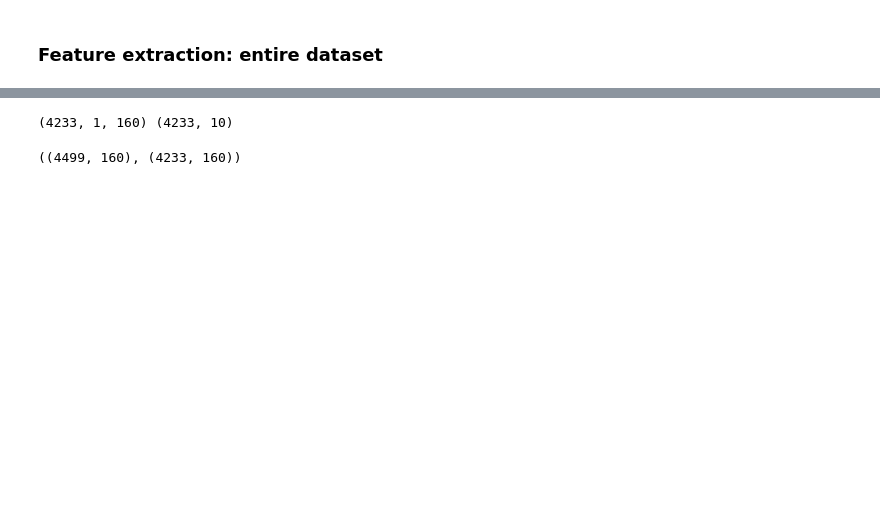
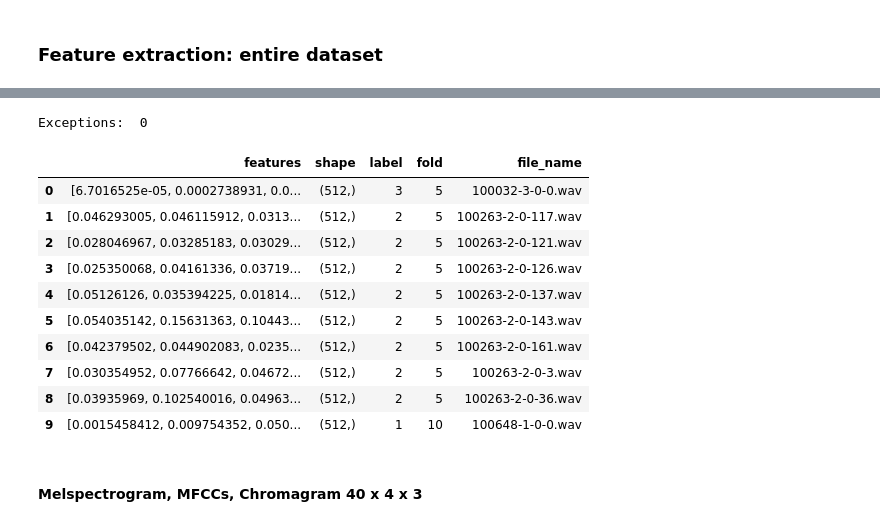
Before and after one commit to angelinakhatiwada/Urban-Sound-Classification, a Jupyter notebook: Urban_Sound_Classification_Feature_Extraction.ipynb, the cells around one changed output, grey strips where cells are left out. Drawn from its saved outputs; the diff is of its cells as text; code cells hidden in the pictures; blank space fills up the shorter version.

```diff
--- a/Urban_Sound_Classification_Feature_Extraction.ipynb
+++ b/Urban_Sound_Classification_Feature_Extraction.ipynb
@@ -373,7 +298,0 @@ def features_extraction(fold):
-# %%
-train_features, train_labels = [], []
-for i in [1,2,3,4,6]:
-  fold_f, fold_l = features_extraction(i)
-  print(fold_l)
-  train_features.append(fold_f)
-  train_labels.append(fold_l)
@@ -400,7 +298,0 @@ print(X_train.shape, y_train.shape)
-# %%
-test_features, test_labels = [], []
-for i in [5,7,8,9,10]:
-  fold_f, fold_l = features_extraction(i)
-  print(fold_l)
-  test_features.append(fold_f)
-  test_labels.append(fold_l)
@@ -418,16 +298,0 @@ for i in [5,7,8,9,10]:
-# %%
-X_test = [i for sublist in test_features for i in sublist]
-y_test = [i for sublist in test_labels for i in sublist]
-X_test = np.stack(X_test, axis=0 )
-y_test = np.stack(y_test, axis=0 )
-y_test = to_categorical(y_test)
-print(X_test.shape, y_test.shape)
-# %% [output]
-(4233, 1, 160) (4233, 10)
-# %%
-#reshaping into 2d to save in csv format
-X_train_2d=np.reshape(X_train,(X_train.shape[0],X_train.shape[1]*X_train.shape[2]))
-X_test_2d=np.reshape(X_test,(X_test.shape[0],X_test.shape[1]*X_test.shape[2]))
-X_train_2d.shape,X_test_2d.shape
-# %% [output]
-((4499, 160), (4233, 160))
@@ -439,0 +299,45 @@ np.savetxt("test_labels_3f.csv",y_test,delimiter=",")
+# %%
+import time
+from tqdm import tqdm
+path="fold"
+exception_count = 0
+data_mels = []
+
+for i in tqdm(range(len(metadata))):
+
+    fold_no=str(metadata.iloc[i]["fold"])
+
+    file=metadata.iloc[i]["slice_file_name"]
+    label=metadata.iloc[i]["classID"]
+    filename=path+fold_no+"/"+file
+
+    try:
+        mels_feature = extract_feature_mels(filename)
+
+    except: # else exception (.ds_store files are part of mac file systems)
+        print(filename)
+        exception_count += 1
+        continue
+
+    data_mels.append([mels_feature, mels_feature.shape, label, fold_no, file])
+
+
+print("Exceptions: ", exception_count)
+# %% [output]
+Exceptions:  0
+# %%
+cols=["features", "shape","label", "fold", 'file_name']
+data_df_mels = pd.DataFrame(data = data_mels, columns=cols)
+data_df_mels.head(10)
+# %% [output]
+|  | features | shape | label | fold | file_name |
+| 0 | [6.7016525e-05, 0.0002738931, 0.0... | (512,) | 3 | 5 | 100032-3-0-0.wav |
+| 1 | [0.046293005, 0.046115912, 0.0313... | (512,) | 2 | 5 | 100263-2-0-117.wav |
+| 2 | [0.028046967, 0.03285183, 0.03029... | (512,) | 2 | 5 | 100263-2-0-121.wav |
+| 3 | [0.025350068, 0.04161336, 0.03719... | (512,) | 2 | 5 | 100263-2-0-126.wav |
+| 4 | [0.05126126, 0.035394225, 0.01814... | (512,) | 2 | 5 | 100263-2-0-137.wav |
+| 5 | [0.054035142, 0.15631363, 0.10443... | (512,) | 2 | 5 | 100263-2-0-143.wav |
+| 6 | [0.042379502, 0.044902083, 0.0235... | (512,) | 2 | 5 | 100263-2-0-161.wav |
+| 7 | [0.030354952, 0.07766642, 0.04672... | (512,) | 2 | 5 | 100263-2-0-3.wav |
+| 8 | [0.03935969, 0.102540016, 0.04963... | (512,) | 2 | 5 | 100263-2-0-36.wav |
+| 9 | [0.0015458412, 0.009754352, 0.050... | (512,) | 1 | 10 | 100648-1-0-0.wav |
@@ -439,0 +347,2 @@ np.savetxt("test_labels_3f.csv",y_test,delimiter=",")
+# %% [markdown]
+#### Melspectrogram, MFCCs, Chromagram 40 x 4 x 3
```
Also changed, not shown: parts of 43 cells of this notebook.
